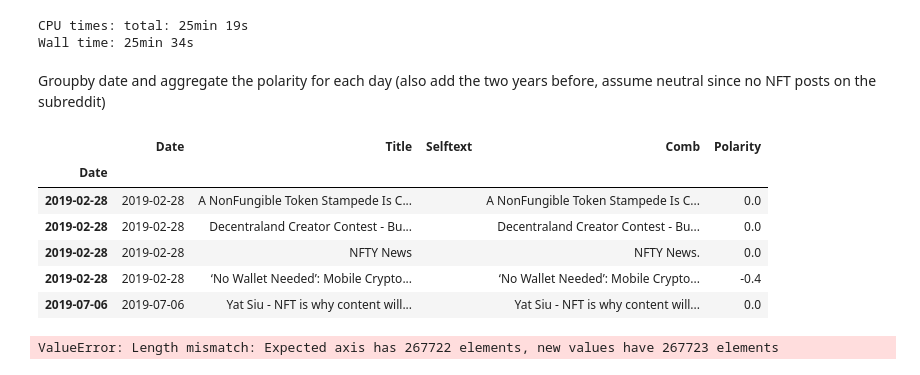
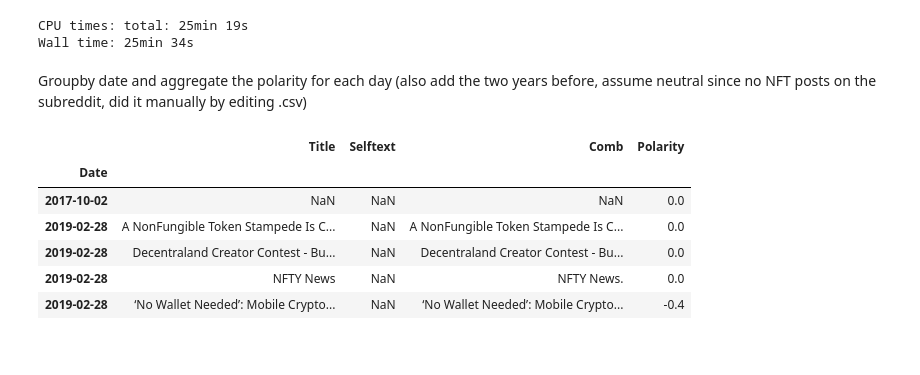
Before and after one commit to amicha02/ape_mining, a Jupyter notebook: notebooks/4.0-mw-sentiment.ipynb, the cells around one changed output. Saved outputs shown, nothing was run; the diff lists cells and outputs as text; code cells hidden in the pictures.

```diff
--- a/notebooks/4.0-mw-sentiment.ipynb
+++ b/notebooks/4.0-mw-sentiment.ipynb
@@ -171,21 +171,18 @@ df["Polarity"] = [doc._.blob.polarity for doc in nlp.pipe(df["Comb"], batch_size
 CPU times: total: 25min 19s
 Wall time: 25min 34s
 # %% [markdown]
-Groupby date and aggregate the polarity for each day (also add the two years before, assume neutral since no NFT posts on the subreddit)
+Groupby date and aggregate the polarity for each day (also add the two years before, assume neutral since no NFT posts on the subreddit, did it manually by editing .csv)
+# %%
+df = pd.read_csv("../data/signals/Reddit_NFT_Sent.csv")
 # %%
 df.index = pd.DatetimeIndex(df["Date"])
+df = df.drop(["Unnamed: 0", "Date"], axis=1)
 df.head()
 # %% [output]
-|  | Date | Title | Selftext | Comb | Polarity |
-| Date |  |  |  |  |  |
-| 2019-02-28 | 2019-02-28 | A NonFungible Token Stampede Is C... |  | A NonFungible Token Stampede Is C... | 0.0 |
-| 2019-02-28 | 2019-02-28 | Decentraland Creator Contest - Bu... |  | Decentraland Creator Contest - Bu... | 0.0 |
-| 2019-02-28 | 2019-02-28 | NFTY News |  | NFTY News. | 0.0 |
-| 2019-02-28 | 2019-02-28 | ‘No Wallet Needed’: Mobile Crypto... |  | ‘No Wallet Needed’: Mobile Crypto... | -0.4 |
-| 2019-07-06 | 2019-07-06 | Yat Siu - NFT is why content will... |  | Yat Siu - NFT is why content will... | 0.0 |
+|  | Title | Selftext | Comb | Polarity |
+| Date |  |  |  |  |
+| 2017-10-02 | NaN | NaN | NaN | 0.0 |
+| 2019-02-28 | A NonFungible Token Stampede Is C... | NaN | A NonFungible Token Stampede Is C... | 0.0 |
+| 2019-02-28 | Decentraland Creator Contest - Bu... | NaN | Decentraland Creator Contest - Bu... | 0.0 |
+| 2019-02-28 | NFTY News | NaN | NFTY News. | 0.0 |
+| 2019-02-28 | ‘No Wallet Needed’: Mobile Crypto... | NaN | ‘No Wallet Needed’: Mobile Crypto... | -0.4 |
-# %%
-df.index = df.index.insert(-1, pd.to_datetime("2017-10-02"))
-df = df.sort_index()
-df
-# %% [output]
-ValueError: Length mismatch: Expected axis has 267722 elements, new values have 267723 elements
```
Also changed, not shown: parts of 11 cells of this notebook, 2 other files.
